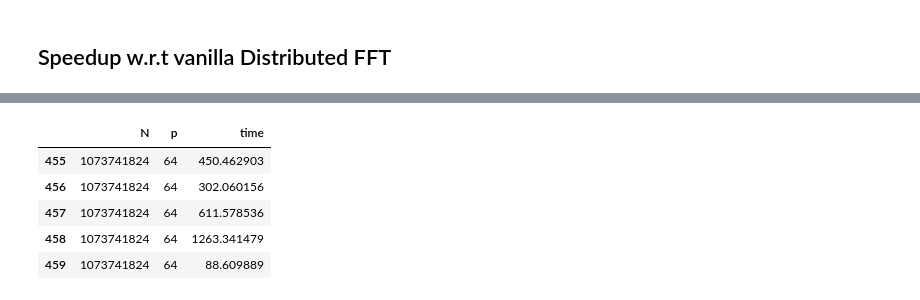
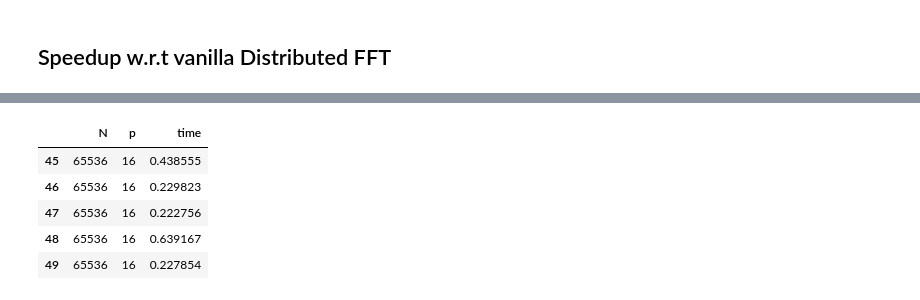
Before and after one commit to 97amarnathk/fmm-fft, a Jupyter notebook: plotting/Plotter.ipynb, the cells around one changed output, grey strips where cells are left out. Drawn from its saved outputs; the diff is of its cells as text; code cells hidden in the pictures.

```diff
--- a/plotting/Plotter.ipynb
+++ b/plotting/Plotter.ipynb
@@ -100,9 +107,9 @@ fmm_fft_df.loc[(fmm_fft_df['N']==1073741824) & (fmm_fft_df['p']==64)]
 # %%
-fftw_mpi_df_raw.loc[(fftw_mpi_df_raw['N']==1073741824) & (fftw_mpi_df_raw['p']==64)]
+fftw_mpi_df_raw.loc[(fftw_mpi_df_raw['N']==65536) & (fftw_mpi_df_raw['p']==16)]
 # %% [output]
 |  | N | p | time |
-| 455 | 1073741824 | 64 | 450.462903 |
-| 456 | 1073741824 | 64 | 302.060156 |
-| 457 | 1073741824 | 64 | 611.578536 |
-| 458 | 1073741824 | 64 | 1263.341479 |
-| 459 | 1073741824 | 64 | 88.609889 |
+| 45 | 65536 | 16 | 0.438555 |
+| 46 | 65536 | 16 | 0.229823 |
+| 47 | 65536 | 16 | 0.222756 |
+| 48 | 65536 | 16 | 0.639167 |
+| 49 | 65536 | 16 | 0.227854 |
```
Also changed, not shown: parts of 8 cells of this notebook, 5 other files.
